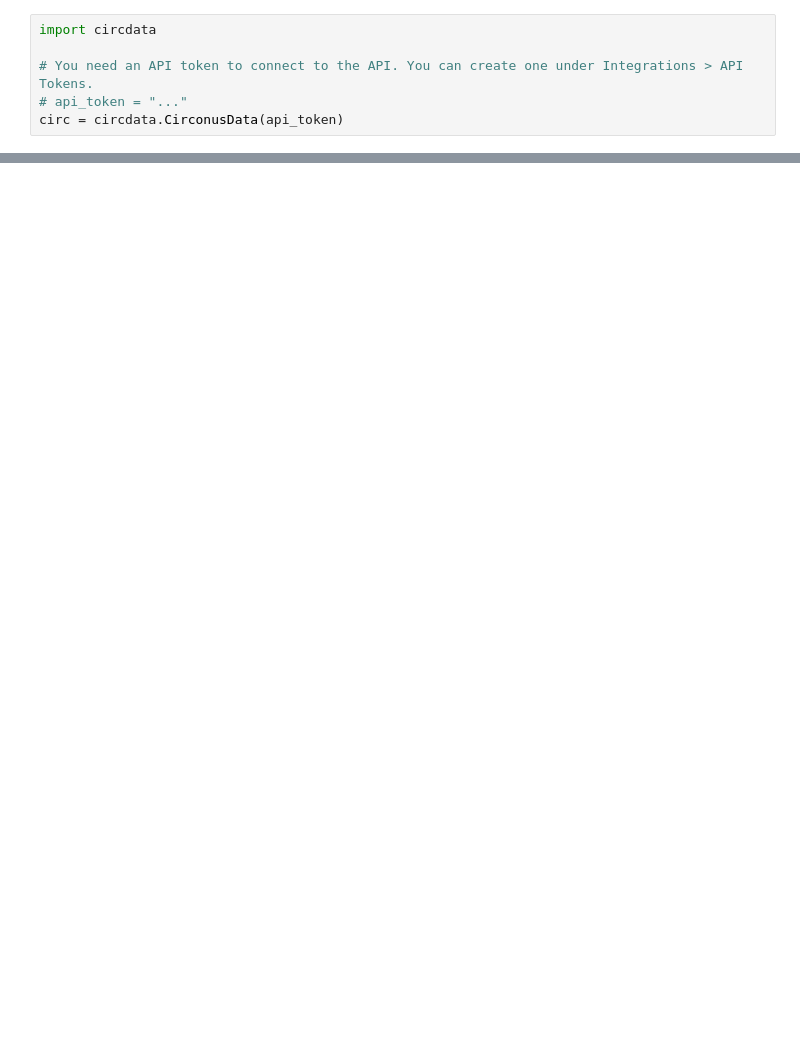
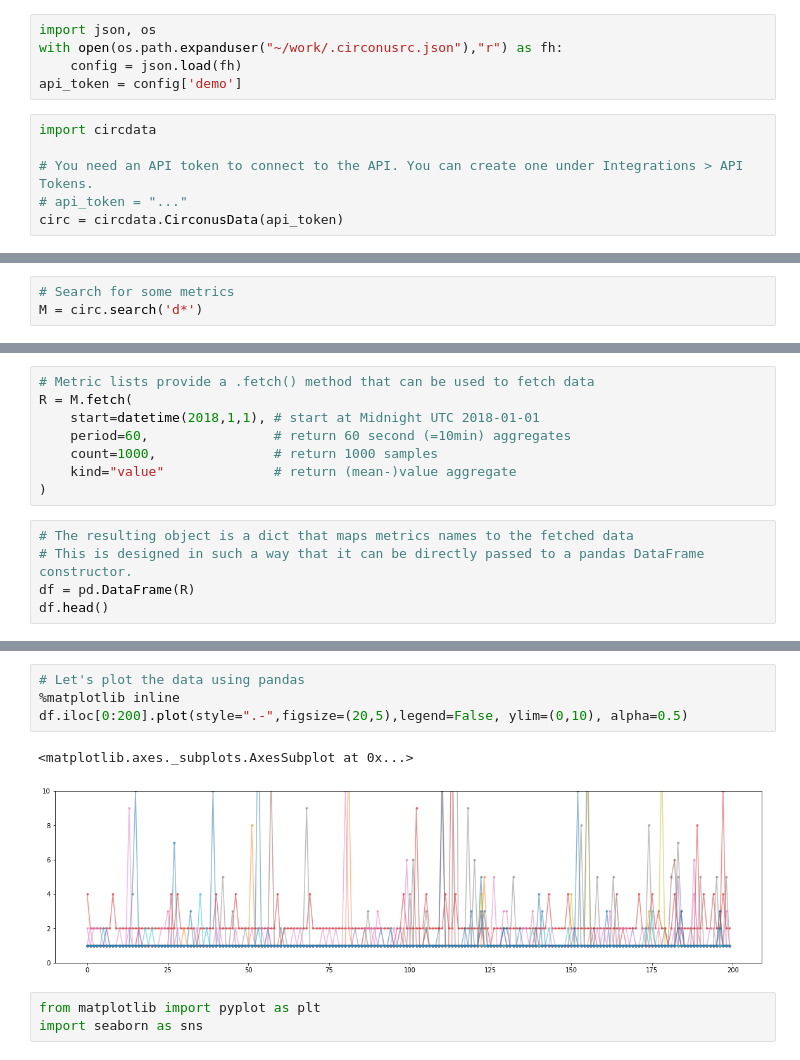
Before and after one commit to HeinrichHartmann/DS4OPS, a Jupyter notebook: work/Circonus for Data Science.ipynb, the cells around one changed output, grey strips where cells are left out. Saved outputs shown, nothing was run; the diff lists cells and outputs as text; blank space fills up the shorter version.

```diff
--- a/work/Circonus for Data Science.ipynb
+++ b/work/Circonus for Data Science.ipynb
@@ -40,6 +40,11 @@ These bindings have just gained another module called `circonusdata` which is sp
 In the following we will walk you through it's basic usage and give some applications.
 # %% [markdown]
 ### Quick Tour
+# %%
+import json, os
+with open(os.path.expanduser("~/work/.circonusrc.json"),"r") as fh:
+    config = json.load(fh)
+api_token = config['demo']
 # %%
 import circdata
 
@@ -191,0 +54,3 @@ CH = circ_data.caql('search:metric:histogram("a*") | histogram:merge()', 1467892
+# %%
+# Search for some metrics
+M = circ.search('d*')
@@ -191,0 +88,13 @@ CH = circ_data.caql('search:metric:histogram("a*") | histogram:merge()', 1467892
+# %%
+# Metric lists provide a .fetch() method that can be used to fetch data
+R = M.fetch(
+    start=datetime(2018,1,1), # start at Midnight UTC 2018-01-01
+    period=60,                # return 60 second (=10min) aggregates
+    count=1000,               # return 1000 samples
+    kind="value"              # return (mean-)value aggregate
+)
+# %%
+# The resulting object is a dict that maps metrics names to the fetched data
+# This is designed in such a way that it can be directly passed to a pandas DataFrame constructor.
+df = pd.DataFrame(R)
+df.head()
@@ -191,0 +109,10 @@ CH = circ_data.caql('search:metric:histogram("a*") | histogram:merge()', 1467892
+# %%
+# Let's plot the data using pandas
+%matplotlib inline
+df.iloc[0:200].plot(style=".-",figsize=(20,5),legend=False, ylim=(0,10), alpha=0.5)
+# %% [output]
+<matplotlib.axes._subplots.AxesSubplot at 0x...>
+[figure, added]
+# %%
+from matplotlib import pyplot as plt
+import seaborn as sns
```
Also changed, not shown: parts of 38 cells of this notebook, 2 other files.
